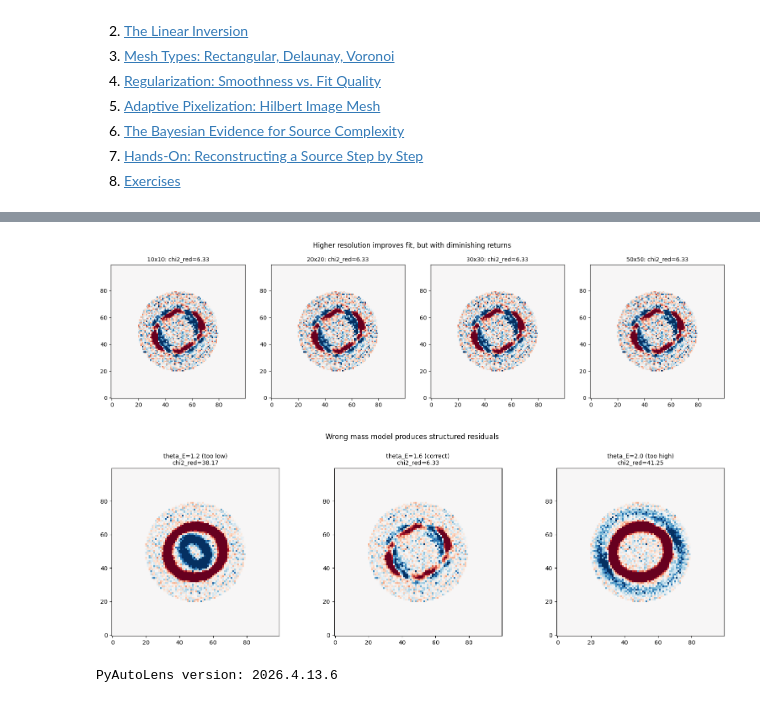
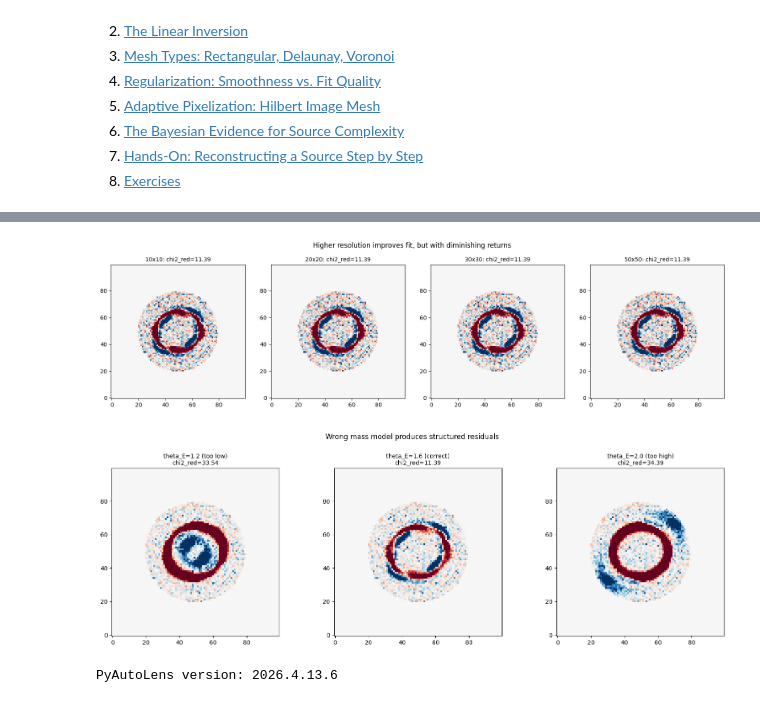
Before and after one commit to rodelcr/Learning_to_Autolens, a Jupyter notebook: Solutions/05_pixelized_sources_SOLVED.ipynb, the cells around one changed output, grey strips where cells are left out. Drawn from its saved outputs; the diff is of its cells as text; code cells hidden in the pictures.

```diff
--- a/Solutions/05_pixelized_sources_SOLVED.ipynb
+++ b/Solutions/05_pixelized_sources_SOLVED.ipynb
@@ -74,7 +74,7 @@ try:
 
     lens_fix = al.Galaxy(redshift=0.5,
         mass=al.mp.Isothermal(centre=(0.0,0.0), ell_comps=(0.1,0.05), einstein_radius=1.6),
-        shear=al.mp.ExternalShear(gamma_1=0.05, gamma_2=0.05))
+        shear=al.mp.ExternalShear(gamma_1=0.05, gamma_2=-0.05))
 
     resolutions = [10, 20, 30, 50]
     fig, axes = plt.subplots(1, len(resolutions), figsize=(16, 4))
@@ -98,4 +98,4 @@ except Exception as _e:
-[figure, old version]
+[figure, new version]
 # %%
 # ============================================================
 # HELPERS: LOAD PRE-COMPUTED CLUSTER RESULTS
@@ -153,7 +153,7 @@ try:
         ["theta_E=1.2 (too low)", "theta_E=1.6 (correct)", "theta_E=2.0 (too high)"]):
         lens_wrong = al.Galaxy(redshift=0.5,
             mass=al.mp.Isothermal(centre=(0.0,0.0), ell_comps=(0.1,0.05), einstein_radius=te),
-            shear=al.mp.ExternalShear(gamma_1=0.05, gamma_2=0.05))
+            shear=al.mp.ExternalShear(gamma_1=0.05, gamma_2=-0.05))
         src = al.Galaxy(redshift=1.0, pixelization=al.Pixelization(
             mesh=al.mesh.RectangularAdaptDensity(shape=(25, 25)), regularization=al.reg.Constant(coefficient=1.0)))
         tracer = al.Tracer(galaxies=[lens_wrong, src])
@@ -168,7 +168,7 @@ try:
 except Exception as _e:
     print(f"[Skipped — Pixelization v2026 API issue] {type(_e).__name__}: {_e}")
 # %% [output]
-[figure, old version]
+[figure, new version]
 # %%
 try:
     # ============================================================
```
Also changed, not shown: parts of 5 cells of this notebook.
